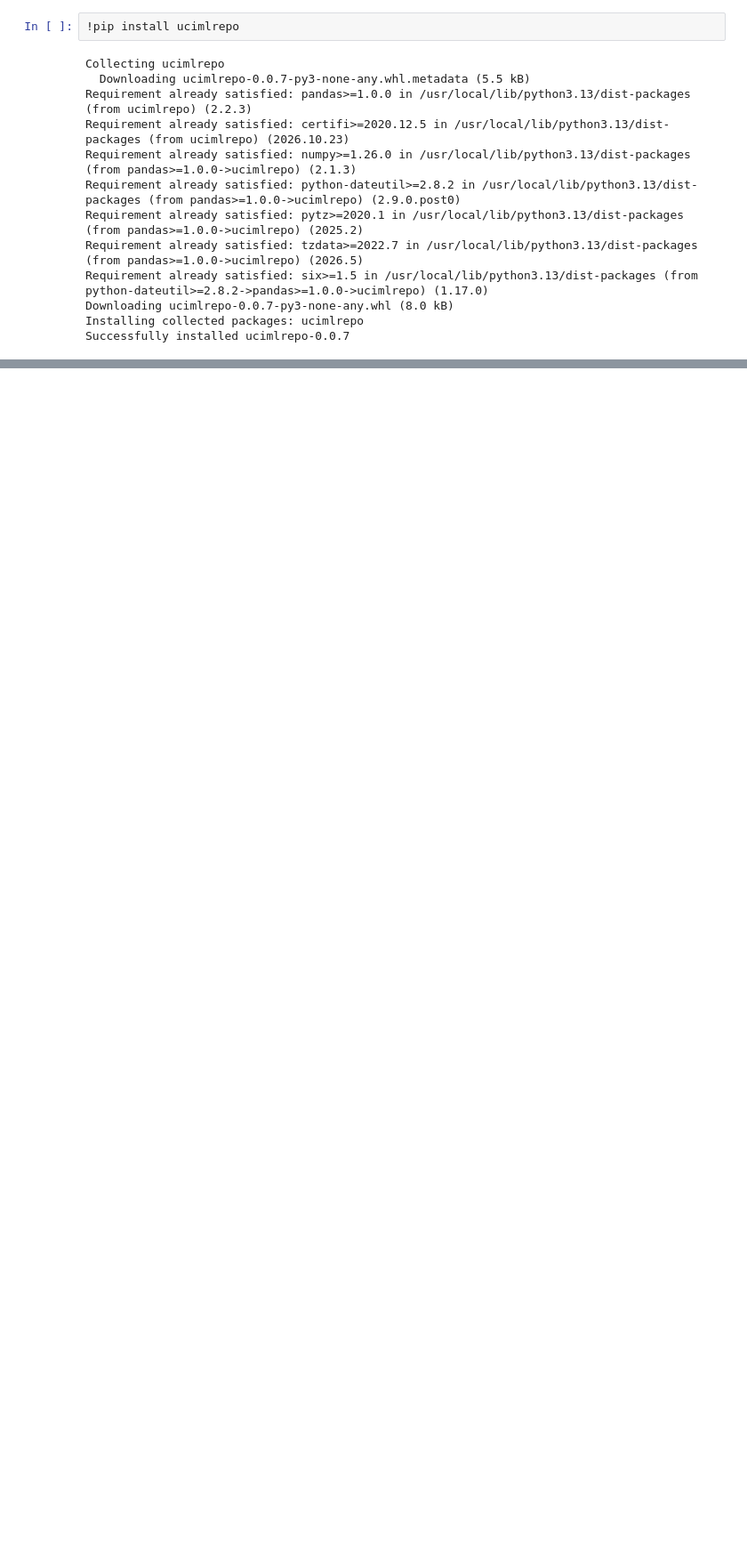
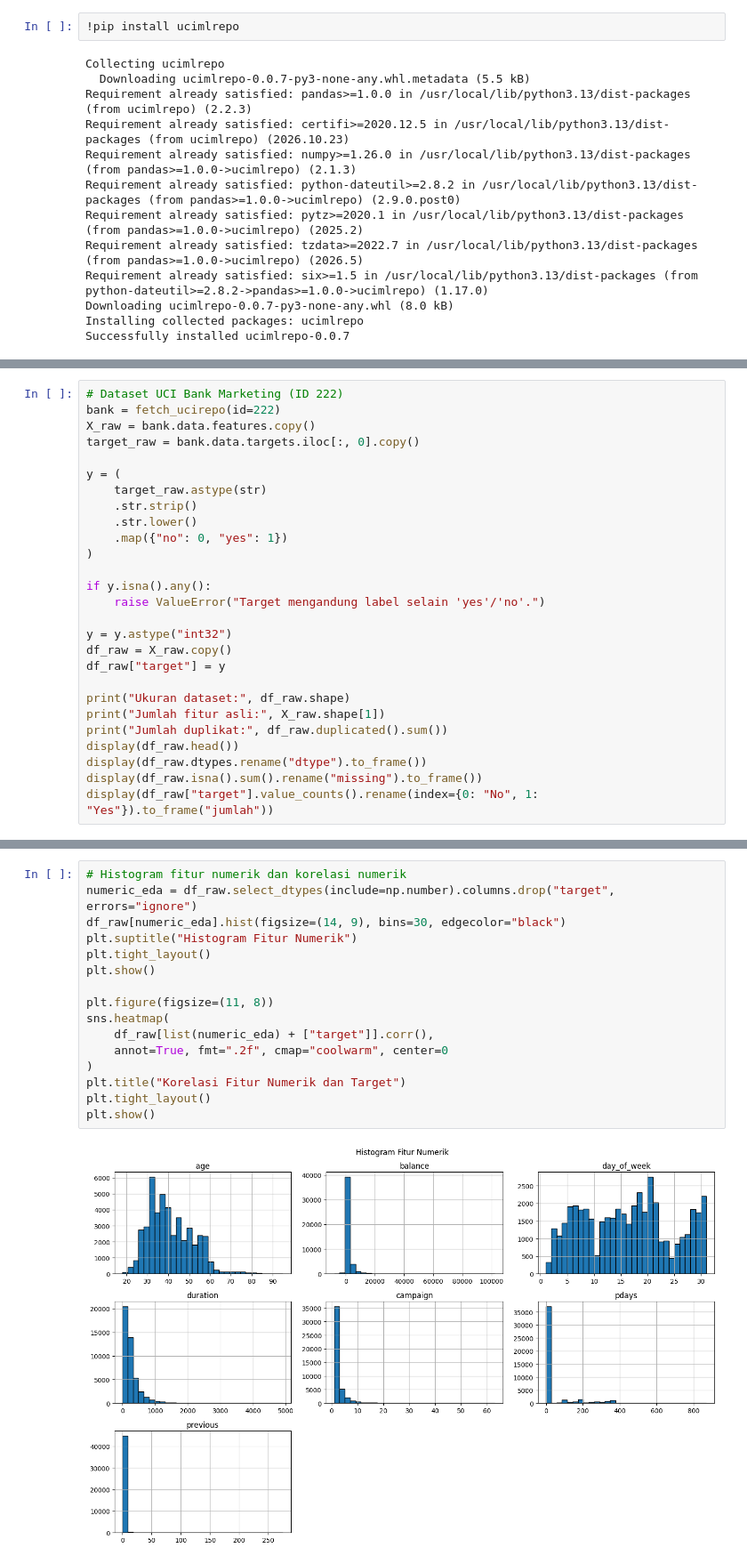
Before and after one commit to VincentArfan/Prediksi-Deposito-Bank, a Jupyter notebook: DeepLearning_Tugas1.ipynb, the cells around one changed output, grey strips where cells are left out. Shown at 89% size. Cells and saved outputs as stored; diff of their text form; blank space fills up the shorter version.

```diff
--- a/DeepLearning_Tugas1.ipynb
+++ b/DeepLearning_Tugas1.ipynb
@@ -714,0 +100,27 @@ Artefak model Tuned ('mlp_bank_marketing.h5', 'scaler.pkl', 'kolom_fitur.pkl') b
+# %%
+# Dataset UCI Bank Marketing (ID 222)
+bank = fetch_ucirepo(id=222)
+X_raw = bank.data.features.copy()
+target_raw = bank.data.targets.iloc[:, 0].copy()
+
+y = (
+    target_raw.astype(str)
+    .str.strip()
+    .str.lower()
+    .map({"no": 0, "yes": 1})
+)
+
+if y.isna().any():
+    raise ValueError("Target mengandung label selain 'yes'/'no'.")
+
+y = y.astype("int32")
+df_raw = X_raw.copy()
+df_raw["target"] = y
+
+print("Ukuran dataset:", df_raw.shape)
+print("Jumlah fitur asli:", X_raw.shape[1])
+print("Jumlah duplikat:", df_raw.duplicated().sum())
+display(df_raw.head())
+display(df_raw.dtypes.rename("dtype").to_frame())
+display(df_raw.isna().sum().rename("missing").to_frame())
+display(df_raw["target"].value_counts().rename(index={0: "No", 1: "Yes"}).to_frame("jumlah"))
@@ -714,0 +208,18 @@ Artefak model Tuned ('mlp_bank_marketing.h5', 'scaler.pkl', 'kolom_fitur.pkl') b
+# %%
+# Histogram fitur numerik dan korelasi numerik
+numeric_eda = df_raw.select_dtypes(include=np.number).columns.drop("target", errors="ignore")
+df_raw[numeric_eda].hist(figsize=(14, 9), bins=30, edgecolor="black")
+plt.suptitle("Histogram Fitur Numerik")
+plt.tight_layout()
+plt.show()
+
+plt.figure(figsize=(11, 8))
+sns.heatmap(
+    df_raw[list(numeric_eda) + ["target"]].corr(),
+    annot=True, fmt=".2f", cmap="coolwarm", center=0
+)
+plt.title("Korelasi Fitur Numerik dan Target")
+plt.tight_layout()
+plt.show()
+# %% [output]
+[figure, added]
```
Also changed, not shown: parts of 79 cells of this notebook, 15 other files.
